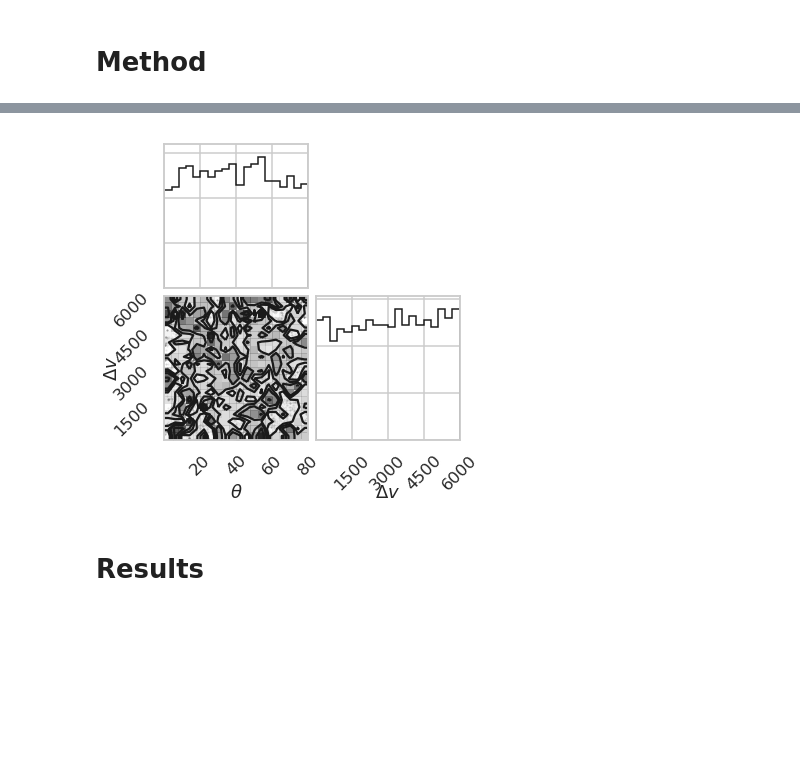
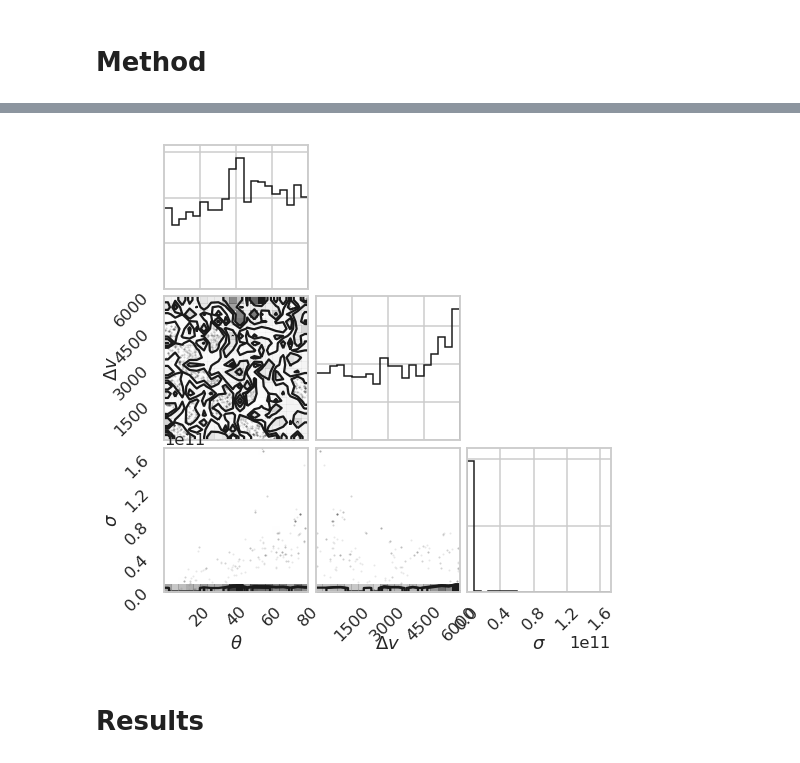
Before and after one commit to ketozhang/ejecta-velocities-of-type-Ia-supernovae, a Jupyter notebook: simulation.ipynb, the cells around one changed output, grey strips where cells are left out. Drawn from its saved outputs; the diff is of its cells as text; code cells hidden in the pictures; blank space fills up the shorter version.

```diff
--- a/simulation.ipynb
+++ b/simulation.ipynb
@@ -288,12 +319,12 @@ for i in range(samples.shape[2]):
 # %%
 from corner import corner
 
-burn_in = 1500
+burn_in = 1000
 samples = np.load('chain.npy')
 samples = samples[:, burn_in:, :].reshape((-1, samples.shape[2]))
-fig = corner(samples[:,:2], labels=[r"$\theta$", r"$\Delta v$"])
+fig = corner(samples, labels=[r"$\theta$", r"$\Delta v$", r"$\sigma$"])
 # %% [output]
-[figure, old version]
+[figure, new version]
 # %% [markdown]
 # Results
 # %%
```
Also changed, not shown: parts of 24 cells of this notebook, 25 other files.
